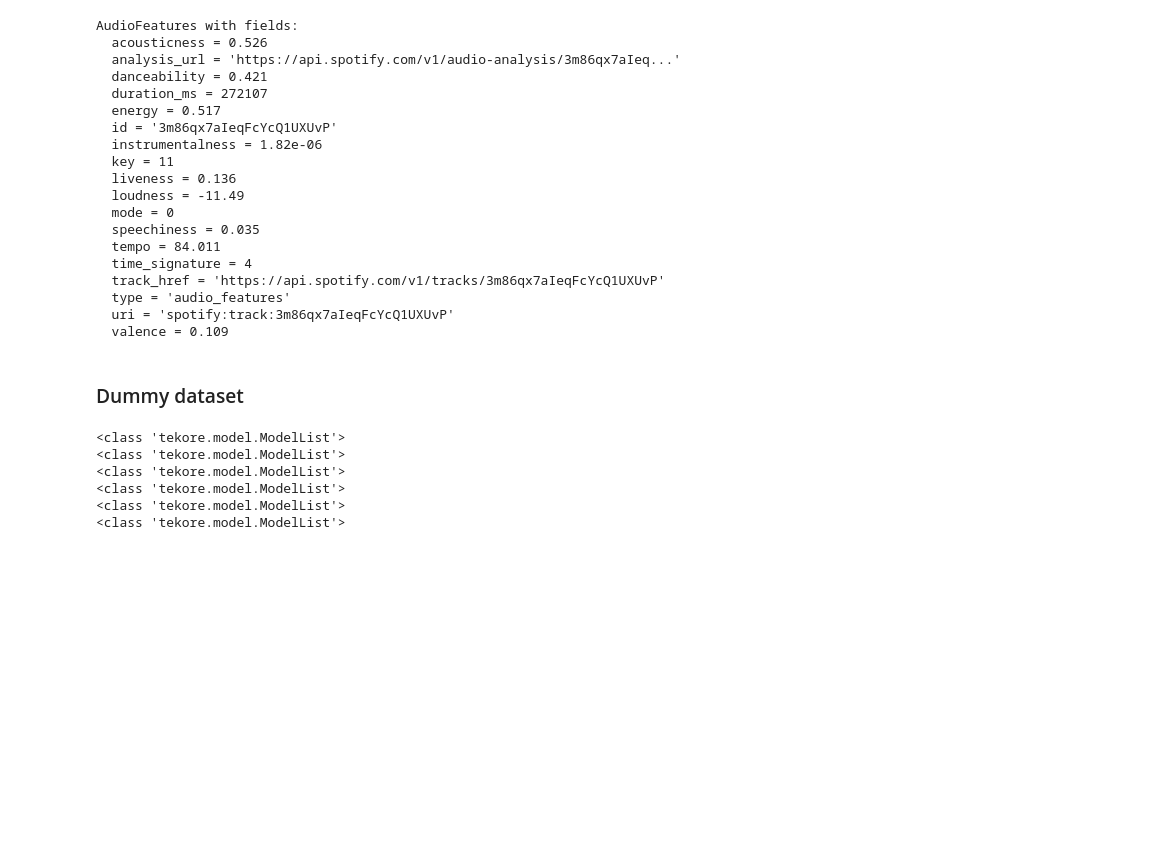
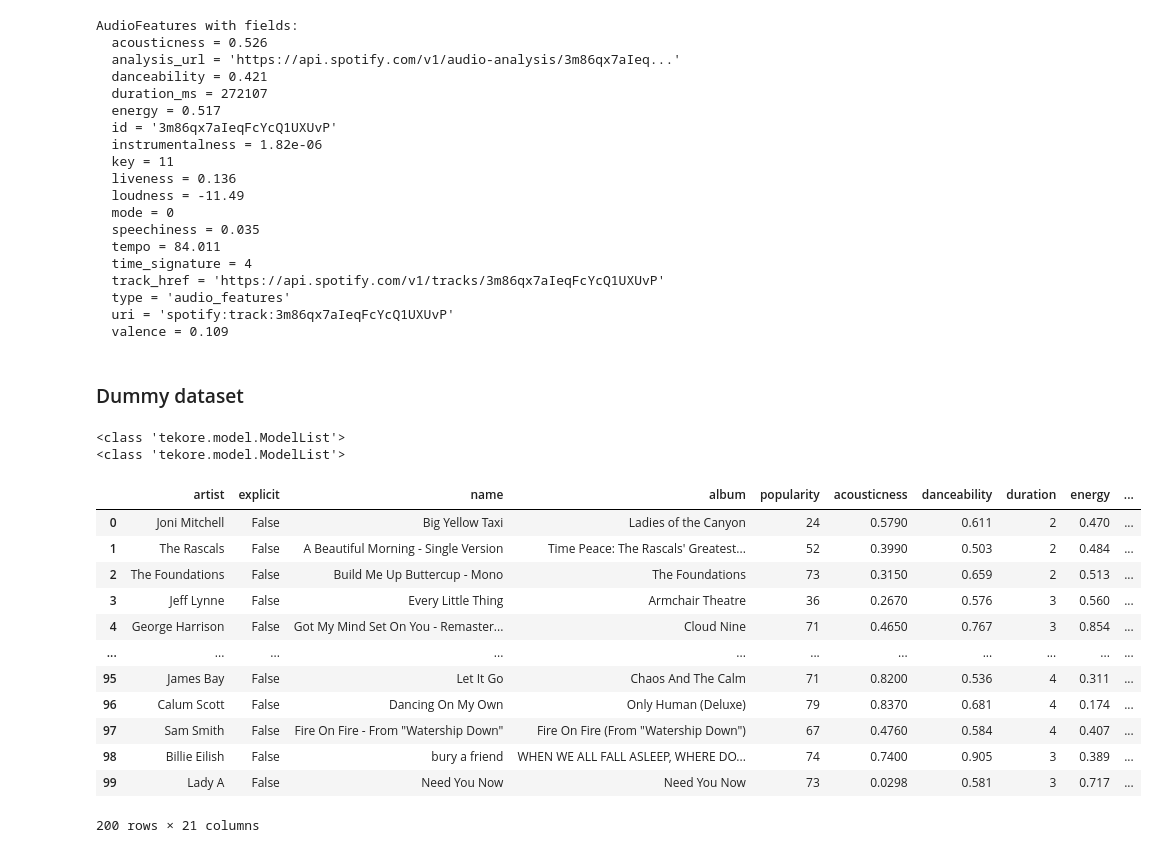
Before and after one commit to kordc/SpotifyPlaylistAnalyzer, a Jupyter notebook: tekore.ipynb, the cells around one changed output. Cells and saved outputs as stored; diff of their text form; code cells hidden in the pictures; blank space fills up the shorter version.

```diff
--- a/tekore.ipynb
+++ b/tekore.ipynb
@@ -104,19 +104,17 @@ creator = getdata_faster.DatasetCreator(spotify_api=spotify)
 request_manager = request_manager.RequestManager()
 # %%
 dfs = []
-phrases = ['Top 50 Australia', 'Top 50 Egypt', 'Top 50 Japan', 'Top 50 Poland', 'Top 50 USA', 'Top 50 belgium']
+#phrases = ['Top 50 Australia', 'Top 50 Poland', 'Top 50 USA']
+#phrases = ['Funky 80\'s', 'best metal songs', 'best rock']
+phrases = ["Happy mix", "best sad songs"]
 for phrase in phrases:
     outcome = creator.search(phrase, type="playlist")
     rows = request_manager.add_data([], outcome, query_name=phrase)
-    request_manager.num_of_requests +=1
+    request_manager.add_request(phrase, "playlist")
     dfs.append(pd.DataFrame(rows))
 # %% [output]
 <class 'tekore.model.ModelList'>
 <class 'tekore.model.ModelList'>
-<class 'tekore.model.ModelList'>
-<class 'tekore.model.ModelList'>
-<class 'tekore.model.ModelList'>
-<class 'tekore.model.ModelList'>
 # %%
 df = pd.concat(dfs, axis=0)
 # %%
@@ -123,0 +122,16 @@ df.to_csv("Different_top_50.csv")
+# %%
+df
+# %% [output]
+|  | artist | explicit | name | album | popularity | acousticness | danceability | duration | energy | ... |
+| 0 | Joni Mitchell | False | Big Yellow Taxi | Ladies of the Canyon | 24 | 0.5790 | 0.611 | 2 | 0.470 | ... |
+| 1 | The Rascals | False | A Beautiful Morning - Single Version | Time Peace: The Rascals' Greatest... | 52 | 0.3990 | 0.503 | 2 | 0.484 | ... |
+| 2 | The Foundations | False | Build Me Up Buttercup - Mono | The Foundations | 73 | 0.3150 | 0.659 | 2 | 0.513 | ... |
+| 3 | Jeff Lynne | False | Every Little Thing | Armchair Theatre | 36 | 0.2670 | 0.576 | 3 | 0.560 | ... |
+| 4 | George Harrison | False | Got My Mind Set On You - Remaster... | Cloud Nine | 71 | 0.4650 | 0.767 | 3 | 0.854 | ... |
+| ... | ... | ... | ... | ... | ... | ... | ... | ... | ... | ... |
+| 95 | James Bay | False | Let It Go | Chaos And The Calm | 71 | 0.8200 | 0.536 | 4 | 0.311 | ... |
+| 96 | Calum Scott | False | Dancing On My Own | Only Human (Deluxe) | 79 | 0.8370 | 0.681 | 4 | 0.174 | ... |
+| 97 | Sam Smith | False | Fire On Fire - From "Watership Down" | Fire On Fire (From "Watership Down") | 67 | 0.4760 | 0.584 | 4 | 0.407 | ... |
+| 98 | Billie Eilish | False | bury a friend | WHEN WE ALL FALL ASLEEP, WHERE DO... | 74 | 0.7400 | 0.905 | 3 | 0.389 | ... |
+| 99 | Lady A | False | Need You Now | Need You Now | 73 | 0.0298 | 0.581 | 3 | 0.717 | ... |
+200 rows × 21 columns
```
Also changed, not shown: parts of 1 cell of this notebook, 8 other files.
